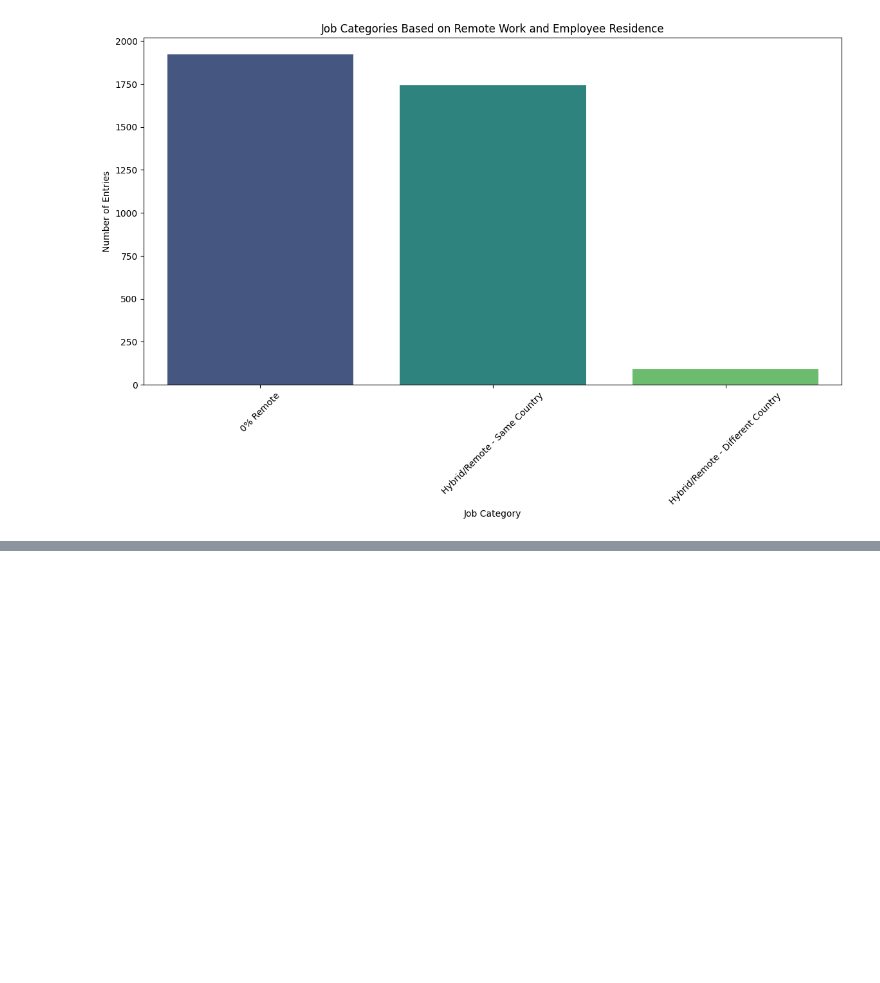
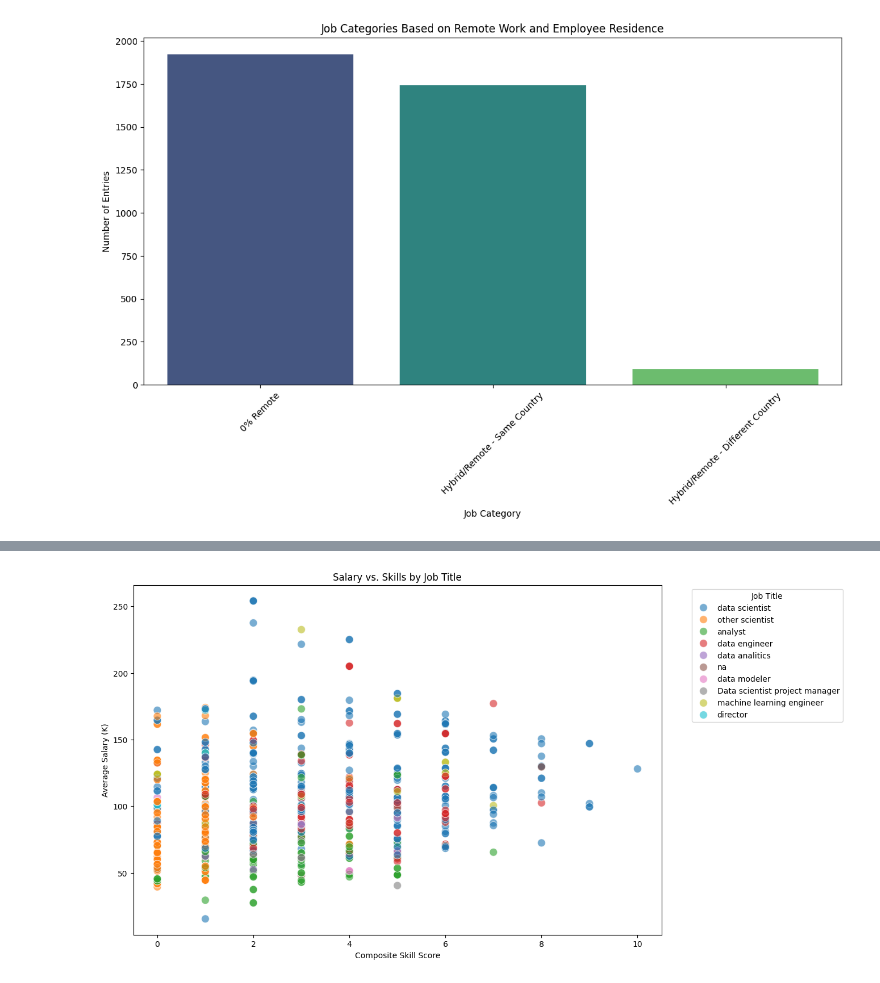
Before and after one commit to datschman/DataScientist, a Jupyter notebook: notebooks/RR explo.ipynb, the cells around one changed output, grey strips where cells are left out. Cells and saved outputs as stored; diff of their text form; code cells hidden in the pictures; blank space fills up the shorter version.

```diff
--- a/notebooks/RR explo.ipynb
+++ b/notebooks/RR explo.ipynb
@@ -424,0 +704,20 @@ Passing `palette` without assigning `hue` is deprecated and will be removed in v
+# %%
+#Plotting Salaries and skills with Positions
+
+# List of skills columns
+skills_columns = ['Python', 'spark', 'aws', 'excel', 'sql', 'sas', 'keras', 'pytorch', 'scikit',
+                  'tensor', 'hadoop', 'tableau', 'bi', 'flink', 'mongo', 'google_an']
+
+# Create a composite skill score by summing up the skill columns
+data2['skill_score'] = data2[skills_columns].sum(axis=1)
+
+# Scatter plot with colors based on job titles
+plt.figure(figsize=(12, 8))
+sns.scatterplot(x='skill_score', y='Avg Salary(K)', hue='job_title_sim', data=data2, palette='tab10', s=100, alpha=0.6)
+plt.title('Salary vs. Skills by Job Title')
+plt.xlabel('Composite Skill Score')
+plt.ylabel('Average Salary (K)')
+plt.legend(title='Job Title', bbox_to_anchor=(1.05, 1), loc='upper left')
+plt.show()
+# %% [output]
+[figure, added]
```
Also changed, not shown: parts of 23 cells of this notebook, 2 other files.
